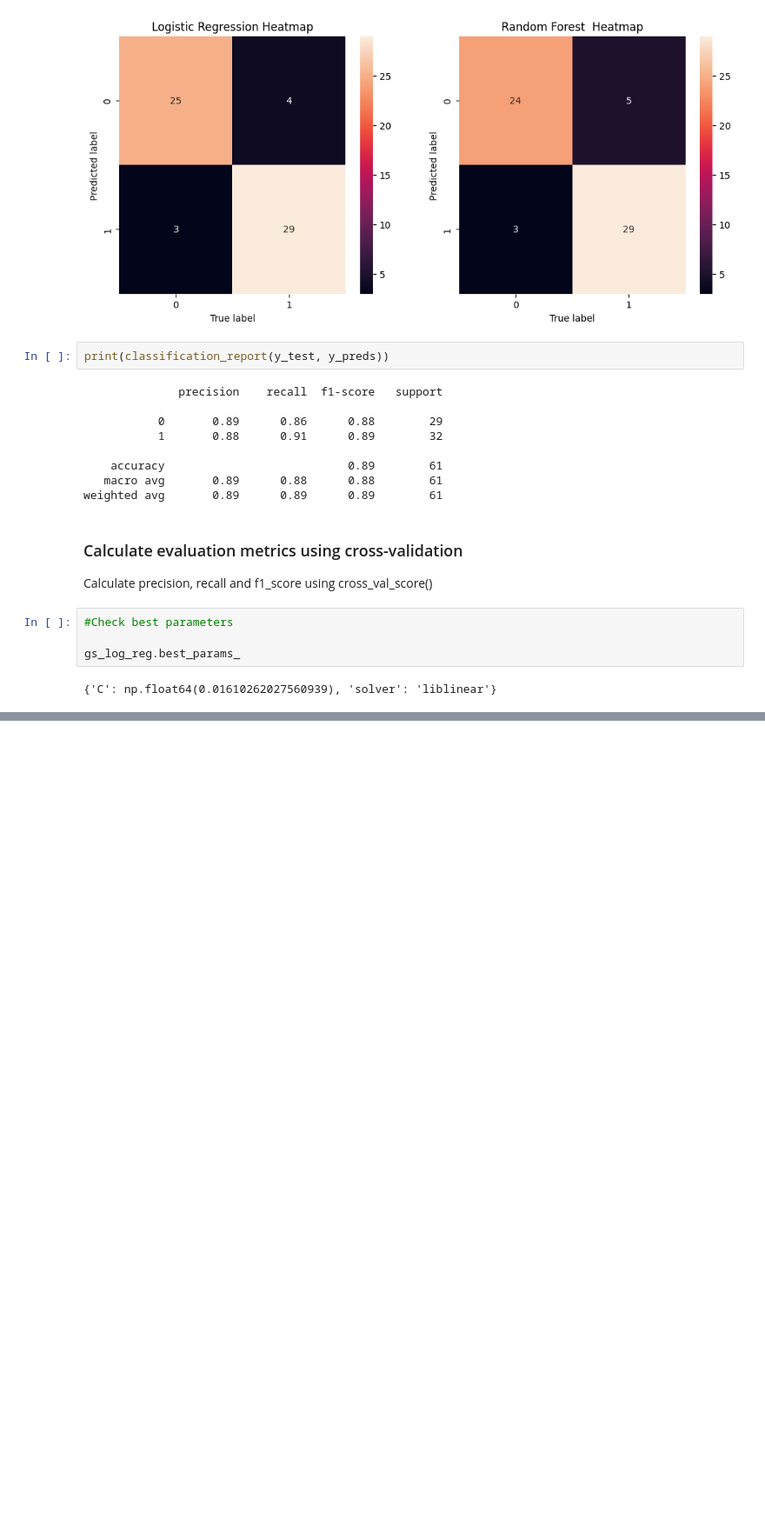
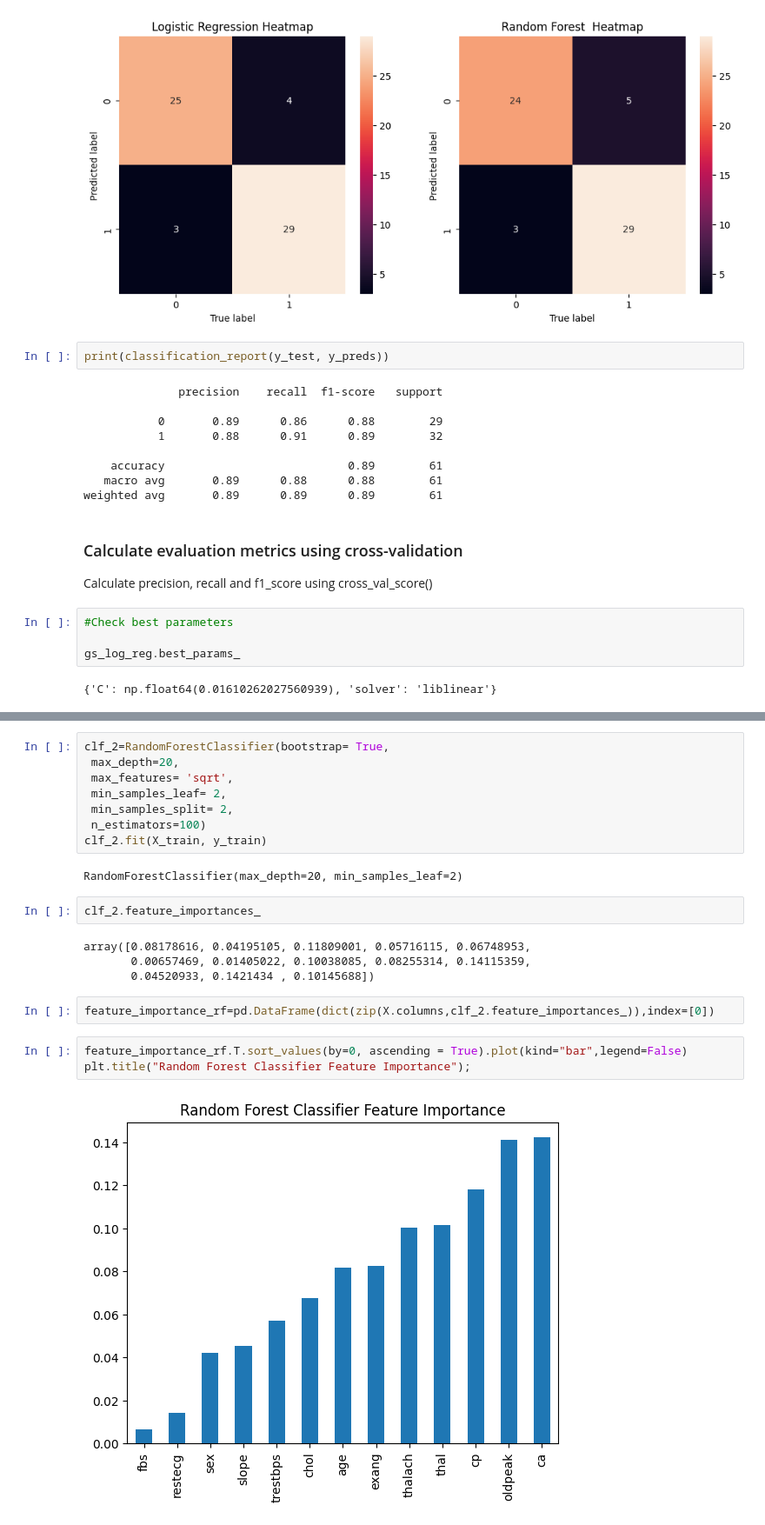
Before and after one commit to Argyrhspet1/Classification-project-on-heart-disease, a Jupyter notebook: Heart_disease_classification_project.ipynb, the cells around one changed output, grey strips where cells are left out. Shown at 87% size. Drawn from its saved outputs; the diff is of its cells as text; blank space fills up the shorter version.

```diff
--- a/Heart_disease_classification_project.ipynb
+++ b/Heart_disease_classification_project.ipynb
@@ -696,0 +759,23 @@ cv_metrics.T.plot.bar(title="Cross-Validated Metrics",legend=True)
+# %%
+clf_2=RandomForestClassifier(bootstrap= True,
+ max_depth=20,
+ max_features= 'sqrt',
+ min_samples_leaf= 2,
+ min_samples_split= 2,
+ n_estimators=100)
+clf_2.fit(X_train, y_train)
+# %% [output]
+RandomForestClassifier(max_depth=20, min_samples_leaf=2)
+# %%
+clf_2.feature_importances_
+# %% [output]
+array([0.08178616, 0.04195105, 0.11809001, 0.05716115, 0.06748953,
+       0.00657469, 0.01405022, 0.10038085, 0.08255314, 0.14115359,
+       0.04520933, 0.1421434 , 0.10145688])
+# %%
+feature_importance_rf=pd.DataFrame(dict(zip(X.columns,clf_2.feature_importances_)),index=[0])
+# %%
+feature_importance_rf.T.sort_values(by=0, ascending = True).plot(kind="bar",legend=False)
+plt.title("Random Forest Classifier Feature Importance");
+# %% [output]
+[figure, added]
```
Also changed, not shown: parts of 19 cells of this notebook, 1 other file.
